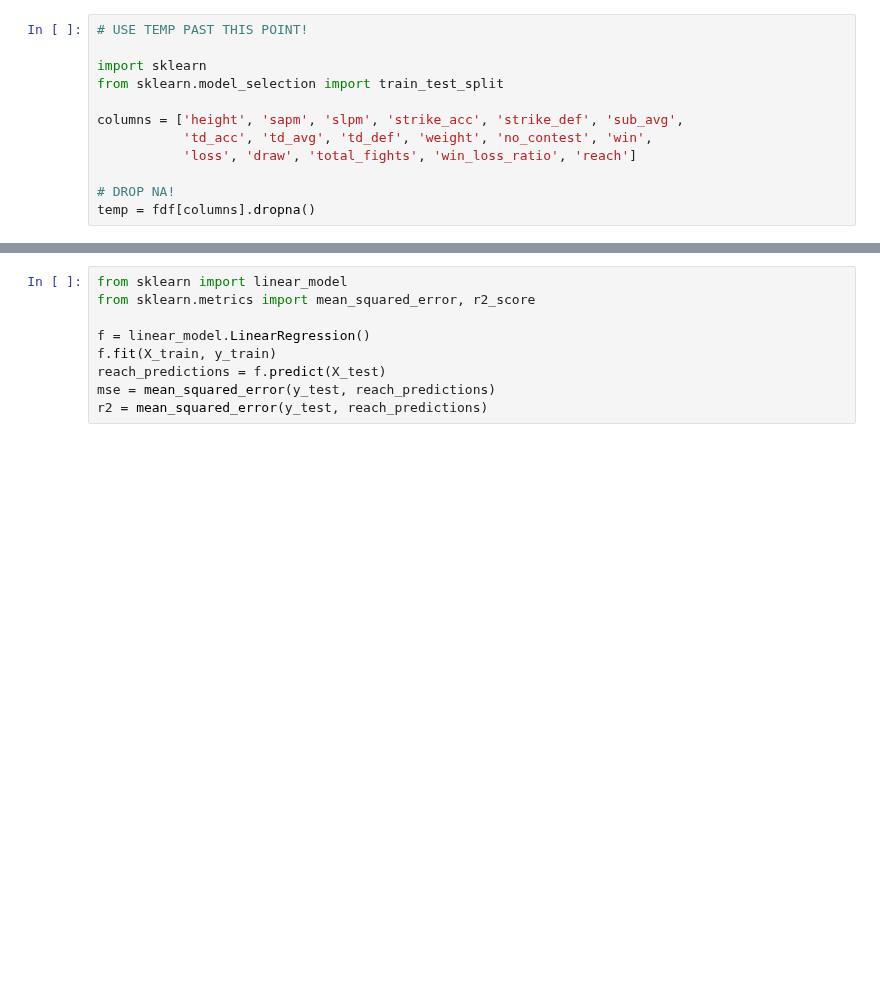
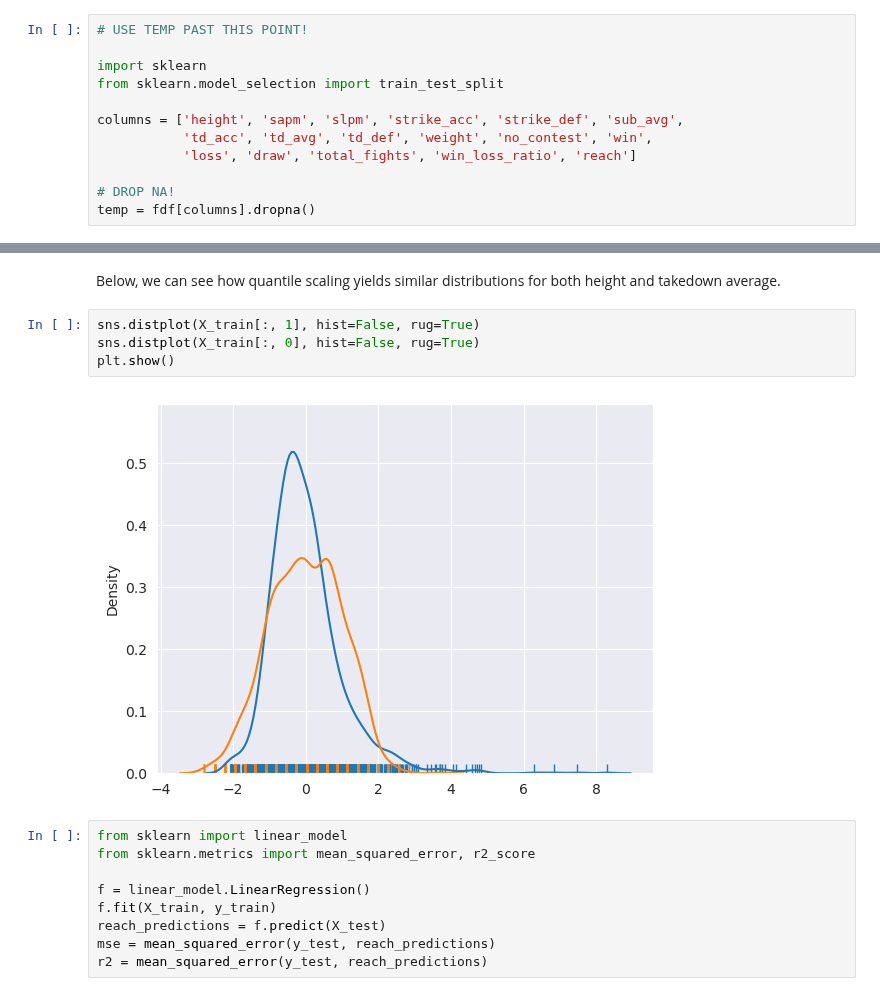
Before and after one commit to shere-khan/fight_predictor, a Jupyter notebook: predictor/Notebooks/Untitled.ipynb, the cells around one changed output, grey strips where cells are left out. Drawn from its saved outputs; the diff is of its cells as text; blank space fills up the shorter version.

```diff
--- a/predictor/Notebooks/Untitled.ipynb
+++ b/predictor/Notebooks/Untitled.ipynb
@@ -354,3 +372,11 @@ X_test = scaler.transform(X_test)
+# %% [markdown]
+Below, we can see how quantile scaling yields similar distributions for both height and takedown average.
+# %%
+sns.distplot(X_train[:, 1], hist=False, rug=True)
+sns.distplot(X_train[:, 0], hist=False, rug=True)
+plt.show()
+# %% [output]
+[figure, added]
 # %%
 from sklearn import linear_model
 from sklearn.metrics import mean_squared_error, r2_score
```
Also changed, not shown: parts of 22 cells of this notebook.
